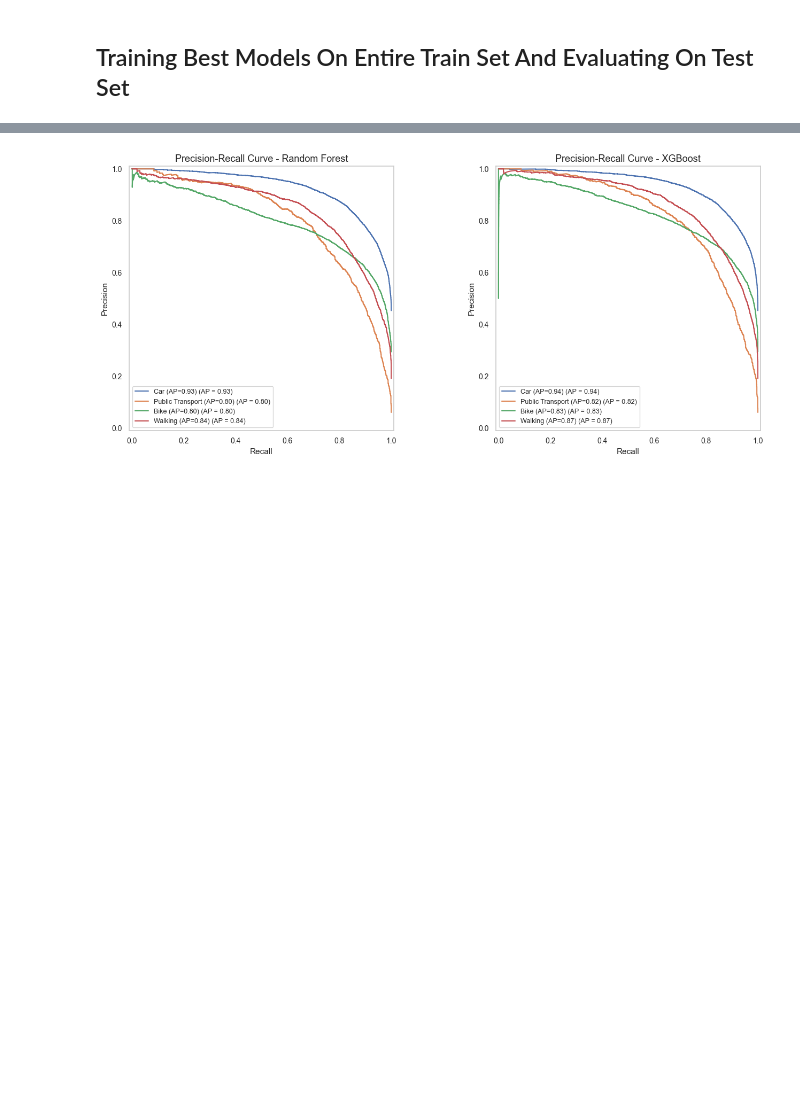
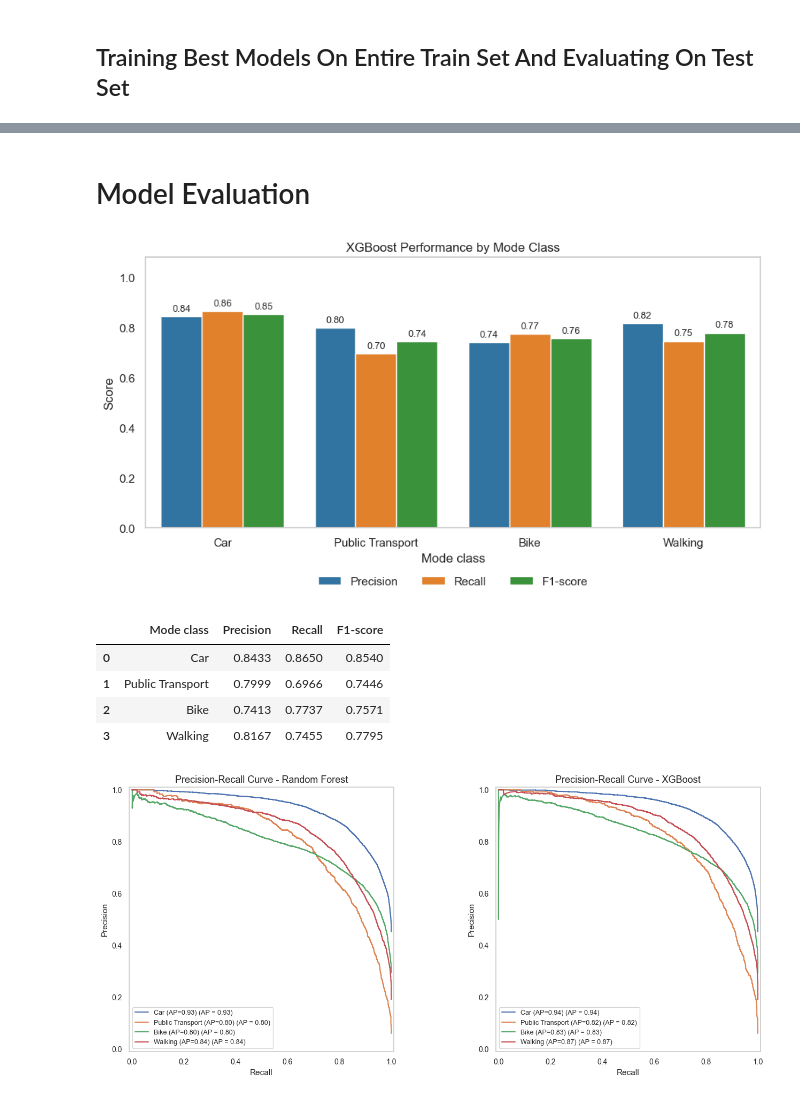
Before and after one commit to carmenkohler/1BM130, a Jupyter notebook: Topic2_ModePrediction.ipynb, the cells around one changed output, grey strips where cells are left out. Cells and saved outputs as stored; diff of their text form; code cells hidden in the pictures; blank space fills up the shorter version.

```diff
--- a/Topic2_ModePrediction.ipynb
+++ b/Topic2_ModePrediction.ipynb
@@ -621,6 +621,7 @@ for name, model in {'Random Forest': best_rf, 'XGBoost': best_xgb}.items():
         y_pred,
         target_names=label_names,
         zero_division=0,
+        digits=4,
     ))
 
     y_train_pred = model.predict(X)
@@ -666,6 +667,72 @@ Public Transport       0.80      0.70      0.74      1572
 
 Train accuracy: 0.8464 | Test accuracy: 0.8050 | Gap: 0.0414
 [figure]
+# %% [markdown]
+# Model Evaluation
+# %%
+# Plot precision, recall, and F1-score per mode class for the final XGBoost model
+xgb_report = final_reports["XGBoost"]
+
+metrics_df = (
+    pd.DataFrame(xgb_report)
+    .T
+    .loc[label_names, ["precision", "recall", "f1-score"]]
+    .reset_index()
+    .rename(columns={
+        "index": "Mode class",
+        "precision": "Precision",
+        "recall": "Recall",
+        "f1-score": "F1-score",
+    })
+)
+
+metrics_long = metrics_df.melt(
+    id_vars="Mode class",
+    var_name="Metric",
+    value_name="Score"
+)
+
+plt.figure(figsize=(9, 5))
+ax = sns.barplot(
+    data=metrics_long,
+    x="Mode class",
+    y="Score",
+    hue="Metric",
+    palette=sns.color_palette("tab10", 3)
+)
+
+for container in ax.containers:
+    ax.bar_label(
+        container,
+        fmt="%.2f",
+        padding=3,
+        fontsize=9
+    )
+
+plt.title("XGBoost Performance by Mode Class")
+plt.xlabel("Mode class")
+plt.ylabel("Score")
+plt.ylim(0, 1.08)
+plt.grid(False)
+plt.legend(
+    title="",
+    loc="upper center",
+    bbox_to_anchor=(0.5, -0.14),
+    ncol=3,
+    frameon=False
+)
+plt.tight_layout()
+plt.savefig("xgboost_class_metrics.png", dpi=150)
+plt.show()
+
+metrics_df.round(4)
+# %% [output]
+[figure, added]
+|  | Mode class | Precision | Recall | F1-score |
+| 0 | Car | 0.8433 | 0.8650 | 0.8540 |
+| 1 | Public Transport | 0.7999 | 0.6966 | 0.7446 |
+| 2 | Bike | 0.7413 | 0.7737 | 0.7571 |
+| 3 | Walking | 0.8167 | 0.7455 | 0.7795 |
 # %%
 # Precision Recall plot
 fig, axes = plt.subplots(1, 2, figsize=(14, 6))
```
Also changed, not shown: parts of 3 cells of this notebook, 1 other file.
